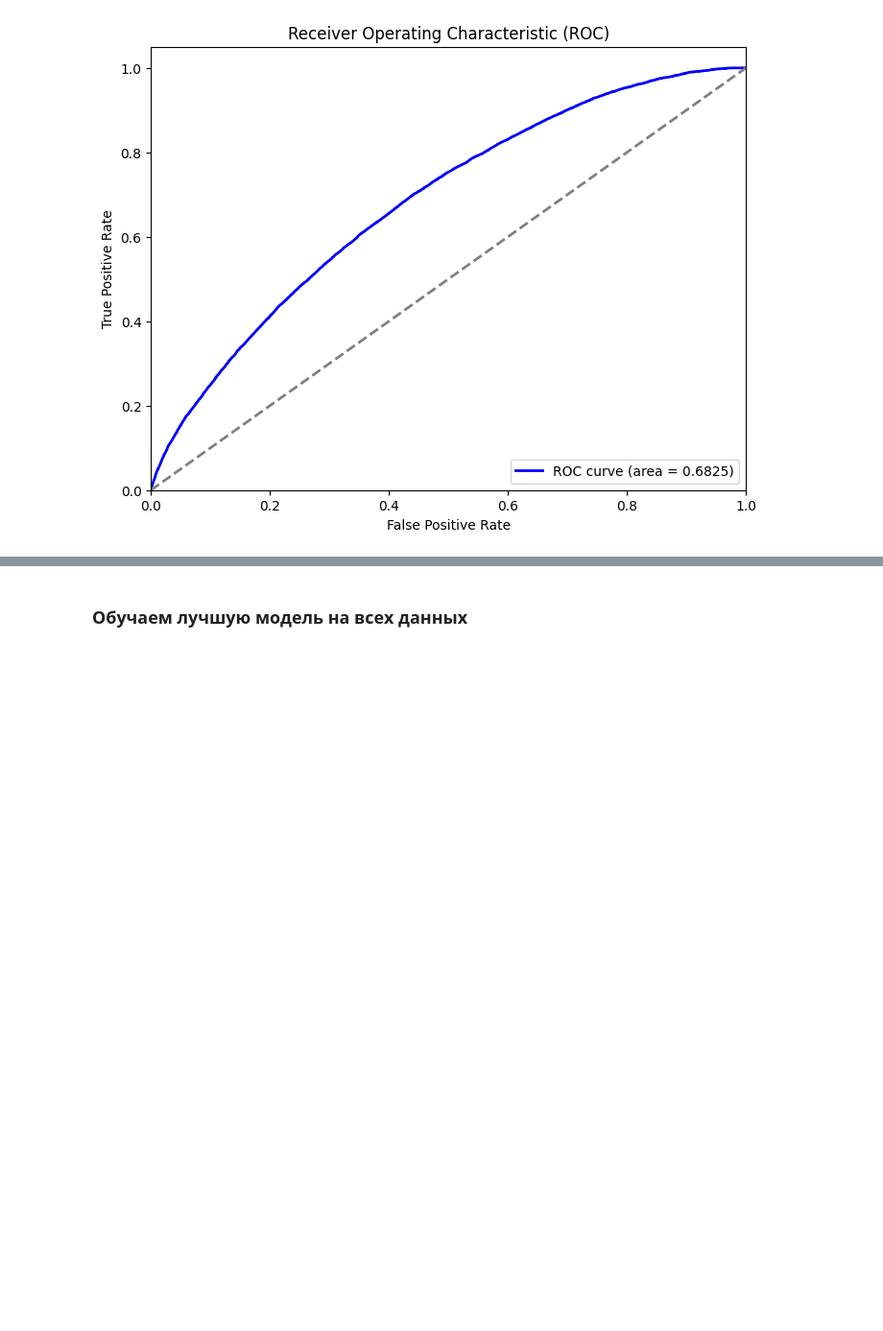
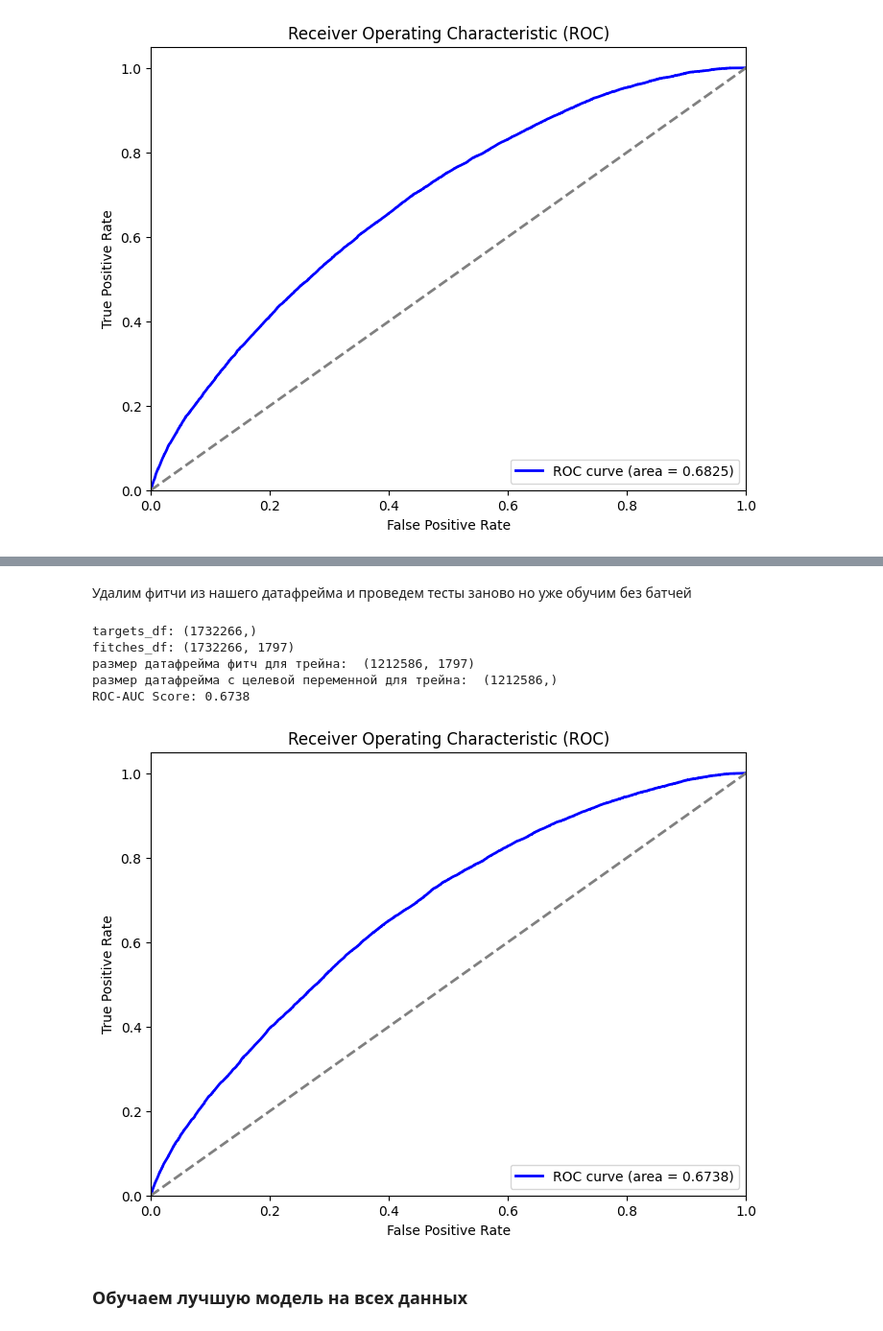
Before and after one commit to saidplatonov/sber_avto_sklrn_ML, a Jupyter notebook: research_result.ipynb, the cells around one changed output, grey strips where cells are left out. Shown at 96% size. Drawn from its saved outputs; the diff is of its cells as text; code cells hidden in the pictures; blank space fills up the shorter version.

```diff
--- a/research_result.ipynb
+++ b/research_result.ipynb
@@ -2792,13 +2872,15 @@ ROC-AUC Score: 0.6825
 # %%
+
+targets_df = sessions_tomodeling['conversion_rate']
+fitches_df = sessions_tomodeling.drop(columns=['conversion_rate'])
+print(f"targets_df: {targets_df.shape}\nfitches_df: {fitches_df.shape}")
+
 fitches_train, fitches_test, target_train, target_test = train_test_split(fitches_df, targets_df,
                                                                           test_size=0.3, random_state=42, stratify=targets_df)
 print("размер датафрейма фитч для трейна: ", fitches_train.shape)
 print("размер датафрейма с целевой переменной для трейна: ", target_train.shape)
 
 #  SGDClassifier
-
-# class_weights_dict = {0: 1, 1: 2}#{0: 0.01, 1: 0.34} #0.67
-
 # Создание и настройка SGDClassifier для логистической регрессии
 sgd_log_reg = SGDClassifier(
     loss='log_loss',  # Логистическая регрессия
@@ -2807,9 +2889,7 @@ sgd_log_reg = SGDClassifier(
     # max_iter=1000,  # Максимальное количество итераций не работает при partial_fit
     random_state=42,
     learning_rate='optimal',
-    # class_weight=class_weights_dict,
     eta0=0.01,  # Начальный шаг обучения
-    # warm_start=True, # при вызове fit используется данные предидущего обучения
     n_jobs=-1  # Использование всех доступных процессоров
 )
 
@@ -2844,2 +2986,44 @@ ROC-AUC Score: 0.6719
+# %% [markdown]
+Удалим фитчи из нашего датафрейма и проведем тесты заново но уже обучим без батчей
+# %%
+targets_df = sessions_tomodeling['conversion_rate']
+fitches_df = sessions_tomodeling.drop(columns=['conversion_rate']+insignificant_features['Feature'].to_list())
+print(f"targets_df: {targets_df.shape}\nfitches_df: {fitches_df.shape}")
+
+fitches_train, fitches_test, target_train, target_test = train_test_split(fitches_df, targets_df,
+                                                                          test_size=0.3, random_state=42, stratify=targets_df)
+print("размер датафрейма фитч для трейна: ", fitches_train.shape)
+print("размер датафрейма с целевой переменной для трейна: ", target_train.shape)
+
+#  SGDClassifier
+
+# Создание и настройка SGDClassifier для логистической регрессии
+sgd_log_reg = SGDClassifier(
+    loss='log_loss',  # Логистическая регрессия
+    alpha=0.0001,  # Регуляризационный параметр
+    penalty='l2',  # L2 регуляризация
+    random_state=42,
+    learning_rate='optimal',
+    eta0=0.01,  # Начальный шаг обучения
+    n_jobs=-1  # Использование всех доступных процессоров
+)
+
+sgd_log_reg.fit(fitches_train, target_train)
+
+# Предсказания вероятностей для тестового набора
+y_pred_proba = sgd_log_reg.predict_proba(fitches_test)[:, 1]
+
+# Оценка модели с использованием ROC-AUC
+roc_auc = roc_auc_score(target_test, y_pred_proba)
+print(f'ROC-AUC Score: {roc_auc:.4f}')
+
+drow_roc_auc(target_test, y_pred_proba)
+# %% [output]
+targets_df: (1732266,)
+fitches_df: (1732266, 1797)
+размер датафрейма фитч для трейна:  (1212586, 1797)
+размер датафрейма с целевой переменной для трейна:  (1212586,)
+ROC-AUC Score: 0.6738
+[figure, added]
 # %% [markdown]
 ### Обучаем лучшую модель на всех данных
```
Also changed, not shown: parts of 27 cells of this notebook, 1 other file.
